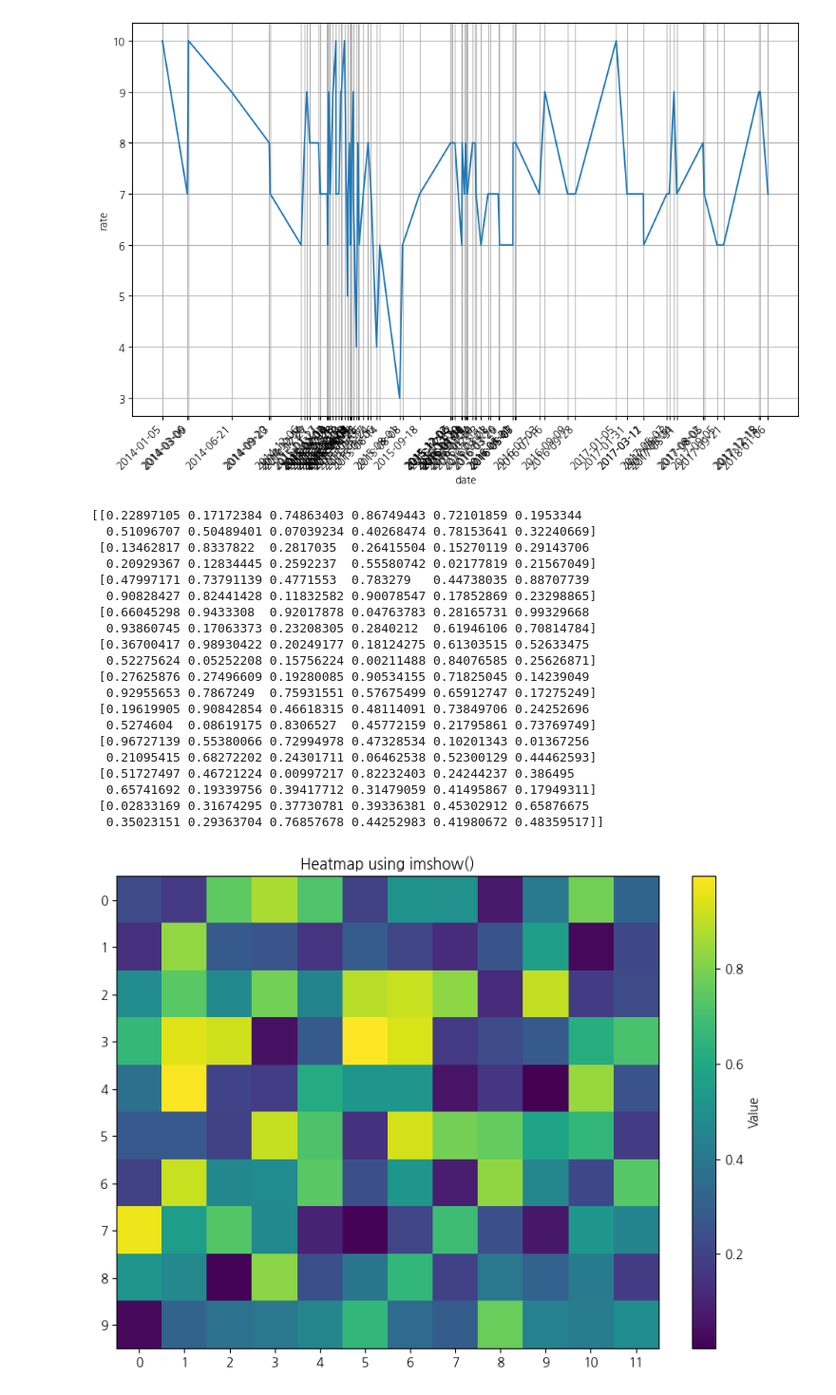
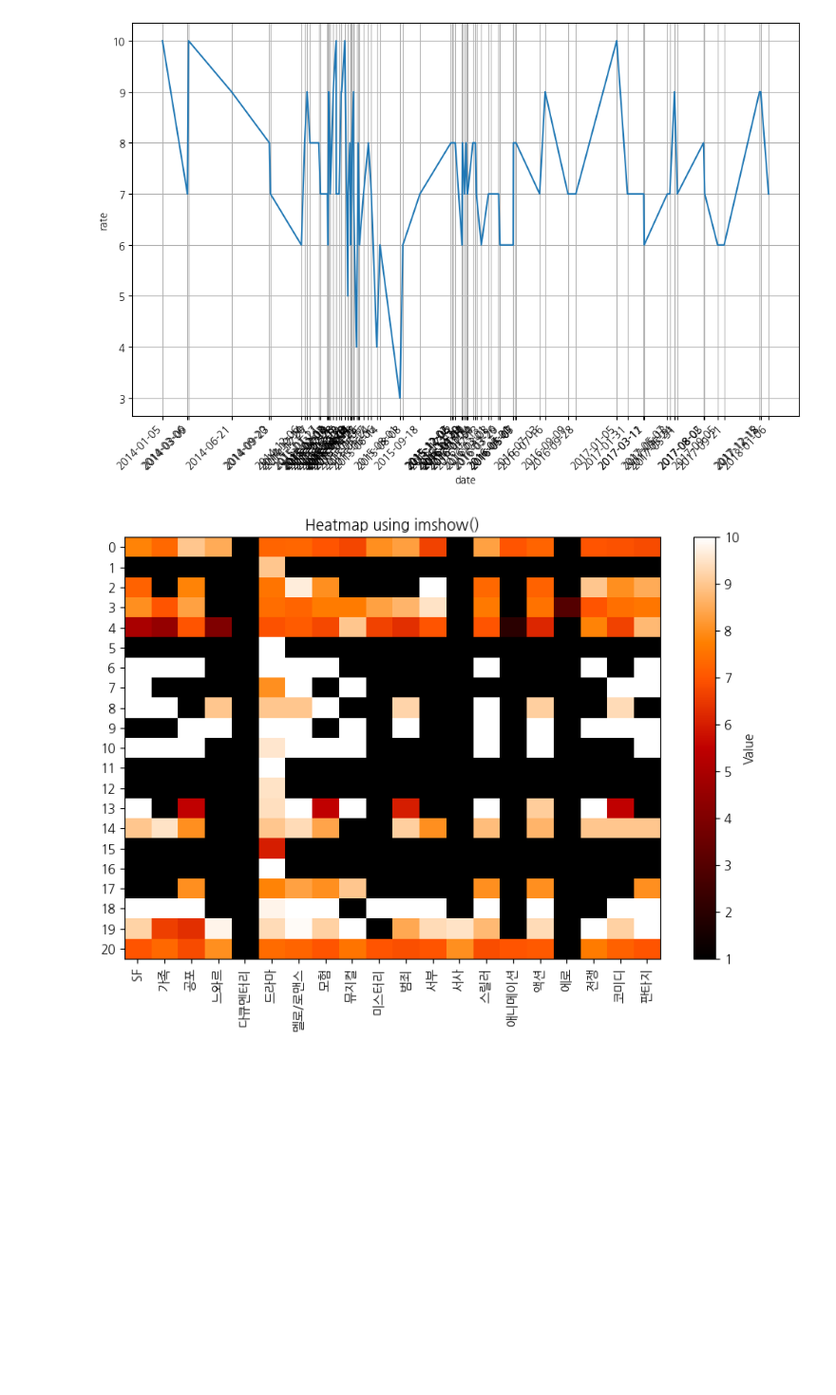
Before and after one commit to Hyungjuk42/Codyssey, a Jupyter notebook: Ch1/2. 데이터셋 조사 및 분석/5_사용자_탐색.ipynb, the cells around one changed output. Shown at 95% size. Drawn from its saved outputs; the diff is of its cells as text; code cells hidden in the pictures; blank space fills up the shorter version.

```diff
--- a/Ch1/2. 데이터셋 조사 및 분석/5_사용자_탐색.ipynb
+++ b/Ch1/2. 데이터셋 조사 및 분석/5_사용자_탐색.ipynb
@@ -37,8 +37,10 @@ def get_df_from(path: str, sep: str = ','):
         return None
     except pd.errors.ParserError as e:
         print(f"E: Error parsing CSV file: {e}")
+        return None
     except Exception as e:
         print(f"E: An unexpected error occured: {e}")
+        return None
 
 # 리스트의 평균을 반환.(기본값 0)
 def calculate_mean(lst):
@@ -137,0 +97,6 @@ get_chart_from(user_df, 'count', '', ChartShape.HISTOGRAM)
+# %%
+rates_path = './kmrd-small/rates.csv'
+genres_path = './kmrd-small/genres.csv'
+
+rates_df = get_df_strict_from(rates_path)
+genres_df = get_df_strict_from(genres_path)
@@ -139,60 +125,38 @@ get_chart_from(user_df, 'count', '', ChartShape.HISTOGRAM)
 import datetime
 
 def get_user_pattern_chart(id: int):
-    filtered_user = df[df['user'] == id]
+    filtered_user = rates_df[rates_df['user'] == id]
     if not filtered_user.empty :
         filtered_user = filtered_user.sort_values(by='date')
         get_chart_from(filtered_user, 'date', 'rate', shape=ChartShape.LINEAR, real_time=True)
     else:
         print("E: Invalid user ID!")
 
-df['date'] = pd.to_datetime(df['time'], unit='s')
-try:
-    get_user_pattern_chart(int(input("검색할 유저의 ID를 입력하세요:")))
-except:
-    print(f"E: invalid integer")
+rates_df['date'] = pd.to_datetime(rates_df['time'], unit='s')
 # %% [output]
 [figure]
 # %%
-import matplotlib.pyplot as plt
-import numpy as np
+merge_df = pd.merge(rates_df, genres_df, how='left')
+sample1 = merge_df.pivot_table(index='user', columns='genre', values='rate')
+sample1.fillna(0)
+def get_user_genre_heatmap(s_val: int):
+    e_val = s_val + 21
+    data = sample1[s_val:e_val]
 
-# 예제 데이터 생성 (2차원 배열)
-data = np.random.rand(10, 12)  # 10x12 크기의 랜덤 데이터
-print(data)
+    plt.figure(figsize=(8, 6))  # 그래프 크기 설정 (선택적)
+    plt.imshow(
+        data, cmap="gist_heat", interpolation="nearest", aspect="auto"
+    )  # 히트맵 그리기
 
-plt.figure(figsize=(8, 6))  # 그래프 크기 설정 (선택적)
-plt.imshow(
-    data, cmap="viridis", interpolation="nearest", aspect="auto"
-)  # 히트맵 그리기
+    plt.colorbar(label="Value")  # 컬러바 추가
+    plt.title("Heatmap using imshow()")
 
-plt.colorbar(label="Value")  # 컬러바 추가
-plt.title("Heatmap using imshow()")
+    plt.xticks(ticks=np.arange(len(data.columns)), labels=data.columns, rotation=90)
+    plt.yticks(ticks=np.arange(s_val, e_val), labels=np.arange(s_val, e_val))
 
-plt.xticks(np.arange(data.shape[1]), np.arange(data.shape[1]))  # x축 눈금 설정
-plt.yticks(np.arange(data.shape[0]), np.arange(data.shape[0]))  # y축 눈금 설정
+    plt.gca().set_facecolor('black')
 
-plt.tight_layout()
-plt.show()
+    plt.tight_layout()
+    plt.show()
 # %% [output]
-[[0.22897105 0.17172384 0.74863403 0.86749443 0.72101859 0.1953344
-  0.51096707 0.50489401 0.07039234 0.40268474 0.78153641 0.32240669]
- [0.13462817 0.8337822  0.2817035  0.26415504 0.15270119 0.29143706
-  0.20929367 0.12834445 0.2592237  0.55580742 0.02177819 0.21567049]
- [0.47997171 0.73791139 0.4771553  0.783279   0.44738035 0.88707739
-  0.90828427 0.82441428 0.11832582 0.90078547 0.17852869 0.23298865]
- [0.66045298 0.9433308  0.92017878 0.04763783 0.28165731 0.99329668
-  0.93860745 0.17063373 0.23208305 0.2840212  0.61946106 0.70814784]
- [0.36700417 0.98930422 0.20249177 0.18124275 0.61303515 0.52633475
-  0.52275624 0.05252208 0.15756224 0.00211488 0.84076585 0.25626871]
- [0.27625876 0.27496609 0.19280085 0.90534155 0.71825045 0.14239049
-  0.92955653 0.7867249  0.75931551 0.57675499 0.65912747 0.17275249]
- [0.19619905 0.90842854 0.46618315 0.48114091 0.73849706 0.24252696
-  0.5274604  0.08619175 0.8306527  0.45772159 0.21795861 0.73769749]
- [0.96727139 0.55380066 0.72994978 0.47328534 0.10201343 0.01367256
-  0.21095415 0.68272202 0.24301711 0.06462538 0.52300129 0.44462593]
- [0.51727497 0.46721224 0.00997217 0.82232403 0.24244237 0.386495
-  0.65741692 0.19339756 0.39417712 0.31479059 0.41495867 0.17949311]
- [0.02833169 0.31674295 0.37730781 0.39336381 0.45302912 0.65876675
-  0.35023151 0.29363704 0.76857678 0.44252983 0.41980672 0.48359517]]
-[figure, old version]
+[figure, new version]
```
Also changed, not shown: parts of 6 cells of this notebook, 1 other file.
